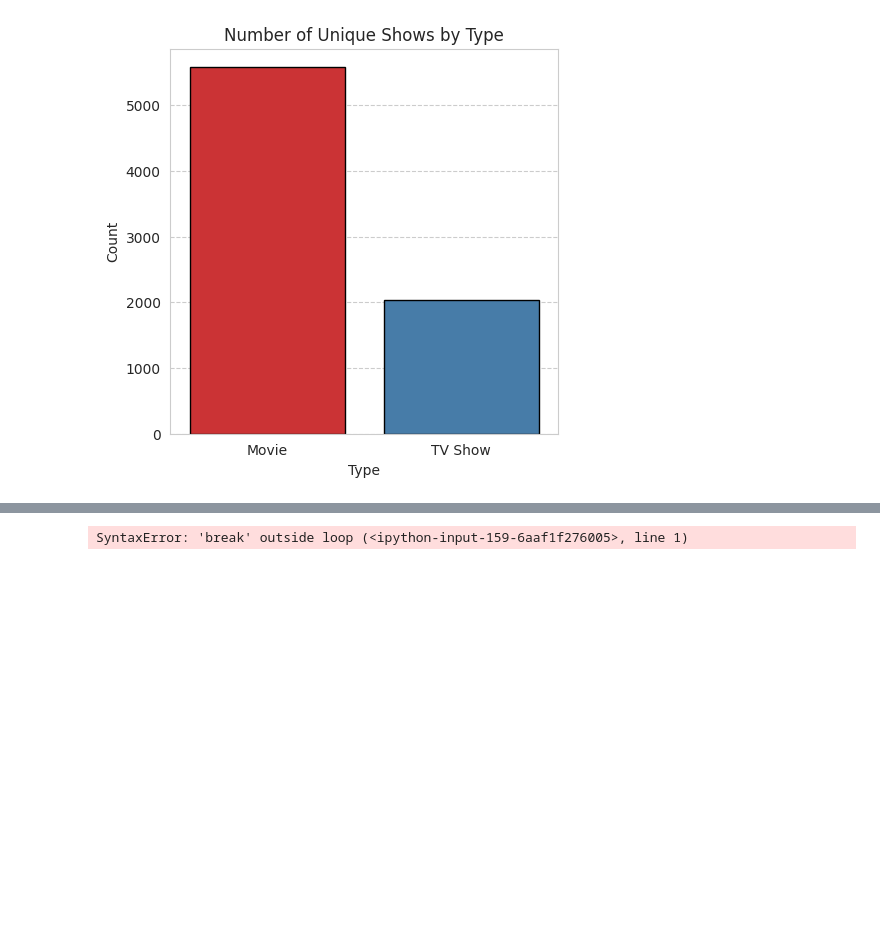
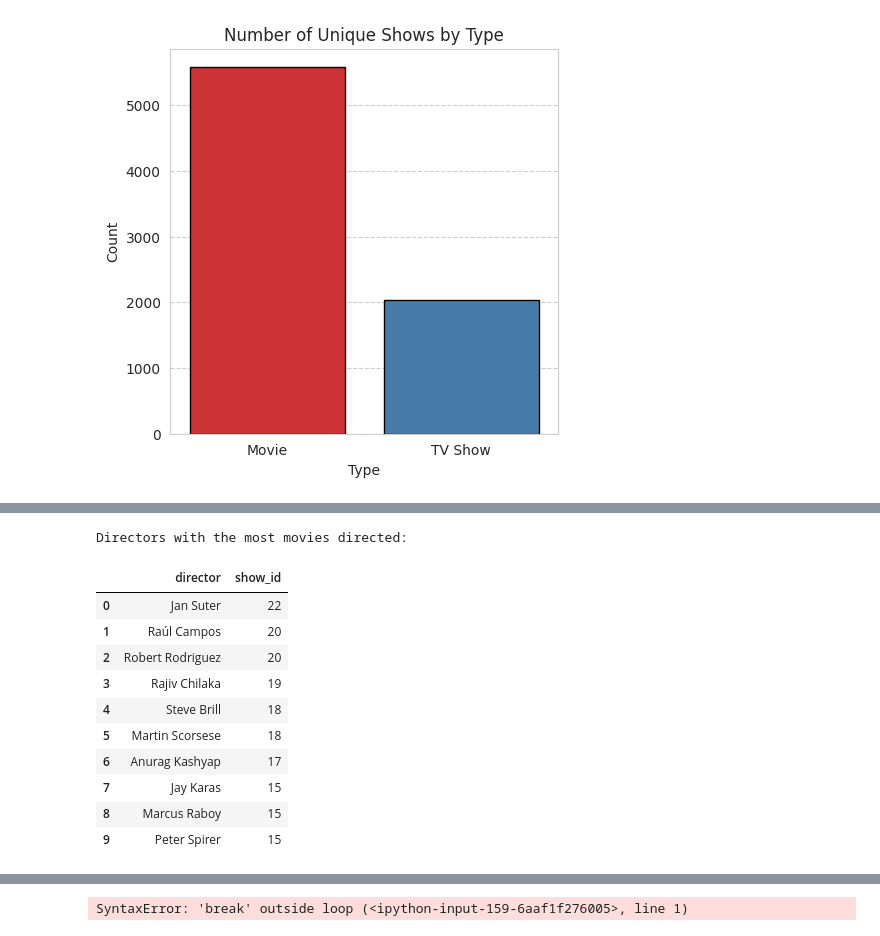
Before and after one commit to DSabarish/netflix_data_analysis, a Jupyter notebook: Netflix_22.ipynb, the cells around one changed output, grey strips where cells are left out. Saved outputs shown, nothing was run; the diff lists cells and outputs as text; code cells hidden in the pictures; blank space fills up the shorter version.

```diff
--- a/Netflix_22.ipynb
+++ b/Netflix_22.ipynb
@@ -618,0 +681,18 @@ The number of unique shows in the Netflix dataset is: 7617
+# %%
+movies_data = data[data['type'] == 'Movie']
+movie_director_counts = movies_data.groupby('director')['show_id'].nunique()
+print("Directors with the most movies directed:\n")
+movie_director_counts.sort_values(ascending=False).head(10).reset_index(drop=False)
+# %% [output]
+Directors with the most movies directed:
+|  | director | show_id |
+| 0 | Jan Suter | 22 |
+| 1 | Raúl Campos | 20 |
+| 2 | Robert Rodriguez | 20 |
+| 3 | Rajiv Chilaka | 19 |
+| 4 | Steve Brill | 18 |
+| 5 | Martin Scorsese | 18 |
+| 6 | Anurag Kashyap | 17 |
+| 7 | Jay Karas | 15 |
+| 8 | Marcus Raboy | 15 |
+| 9 | Peter Spirer | 15 |
```
Also changed, not shown: parts of 9 cells of this notebook.
